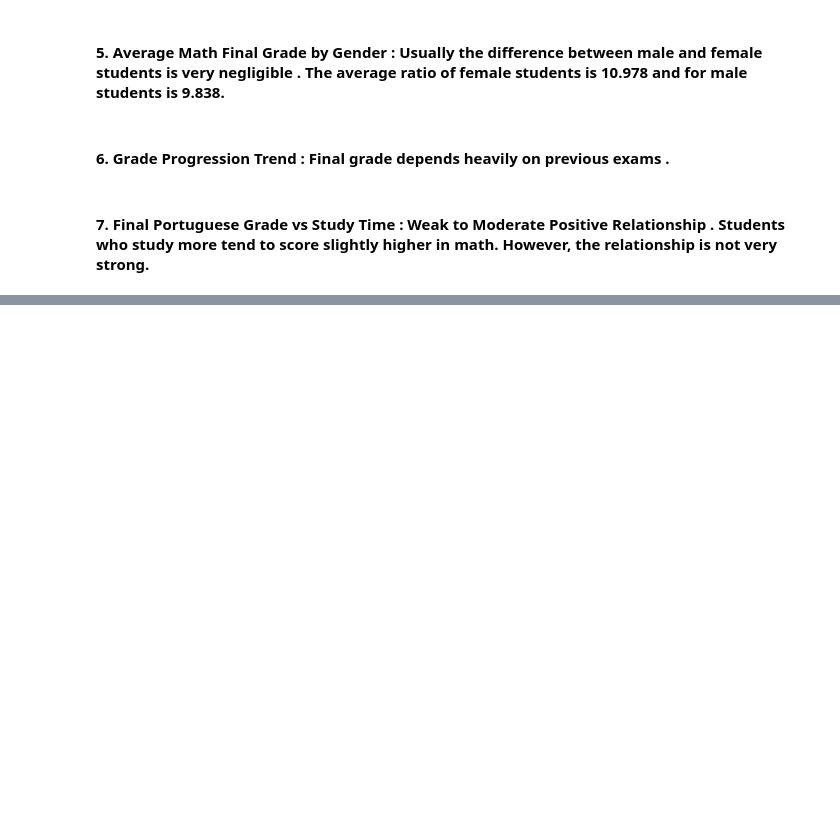
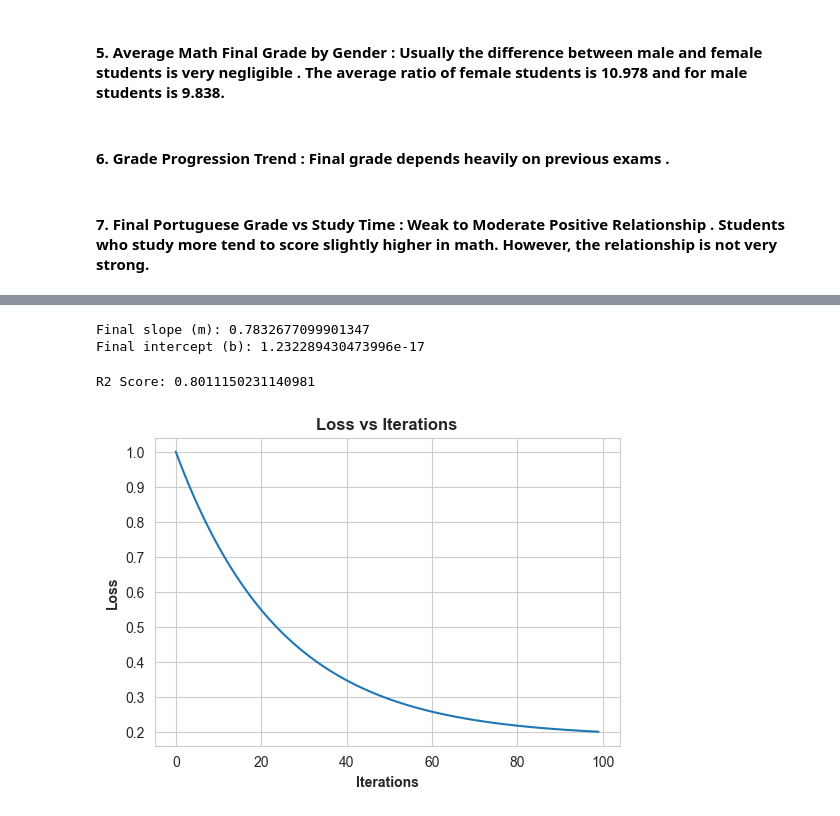
Before and after one commit to DebarghyaSamanta/data_analytics, a Jupyter notebook: debarghyaEDA1.ipynb, the cells around one changed output, grey strips where cells are left out. Saved outputs shown, nothing was run; the diff lists cells and outputs as text; code cells hidden in the pictures; blank space fills up the shorter version.

```diff
--- a/debarghyaEDA1.ipynb
+++ b/debarghyaEDA1.ipynb
@@ -362,0 +433,25 @@ fig.show()
+# %%
+X = d3['G2_math'].values
+y = d3['G3_math'].values
+X = (X - X.mean()) / X.std()
+y = (y - y.mean()) / y.std()
+# %%
+m = 0   # slope
+b = 0   # intercept
+
+learning_rate = 0.01
+iterations = 100
+
+n = len(X)
+
+losses = []
+# %%
+for i in range(iterations):
+    y_pred = m * X + b
+    loss = np.mean((y - y_pred) ** 2)
+    losses.append(loss)
+    dm = (-2/n) * np.sum(X * (y - y_pred))
+    db = (-2/n) * np.sum(y - y_pred)
+    m = m - learning_rate * dm
+    b = b - learning_rate * db
+    print(f"Iteration {i+1}: Loss = {loss:.4f}")
@@ -362,0 +476,6 @@ fig.show()
+# %%
+print("Final slope (m):", m)
+print("Final intercept (b):", b)
+# %% [output]
+Final slope (m): 0.7832677099901347
+Final intercept (b): 1.232289430473996e-17
@@ -362,0 +484,21 @@ fig.show()
+# %%
+ss_total = np.sum((y - np.mean(y))**2)
+ss_residual = np.sum((y - y_pred)**2)
+
+r2 = 1 - (ss_residual / ss_total)
+
+print("R2 Score:", r2)
+# %% [output]
+R2 Score: 0.8011150231140981
+# %%
+plt.figure(figsize=(6,4))
+
+plt.plot(range(iterations), losses)
+
+plt.xlabel("Iterations", fontweight='bold')
+plt.ylabel("Loss", fontweight='bold')
+plt.title("Loss vs Iterations", fontweight='bold')
+
+plt.show()
+# %% [output]
+[figure, added]
```
Also changed, not shown: parts of 10 cells of this notebook.
